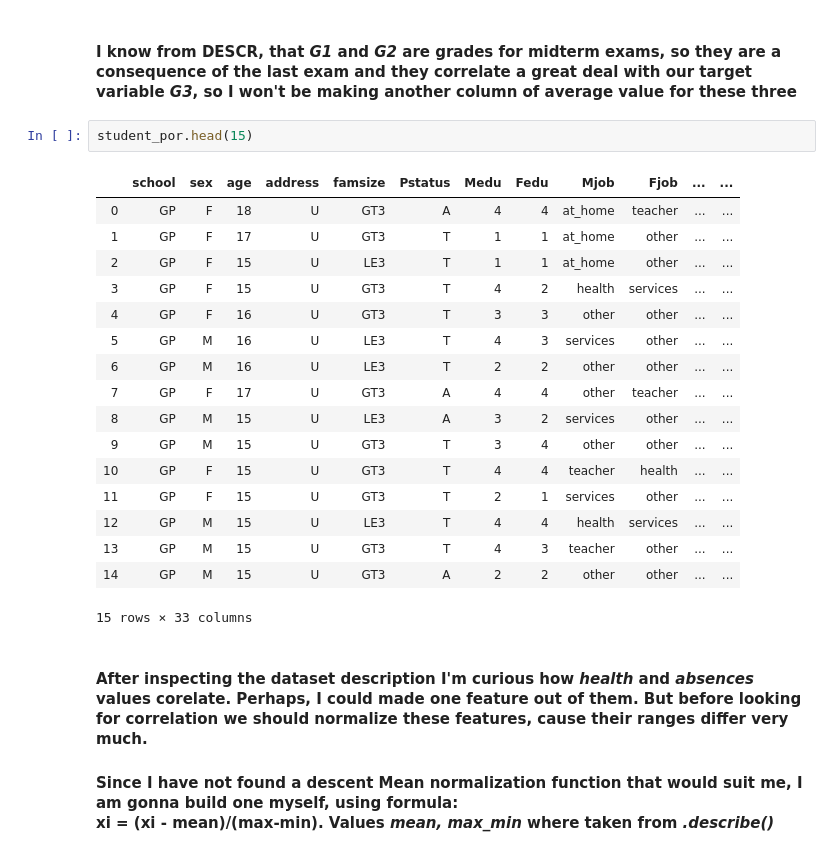
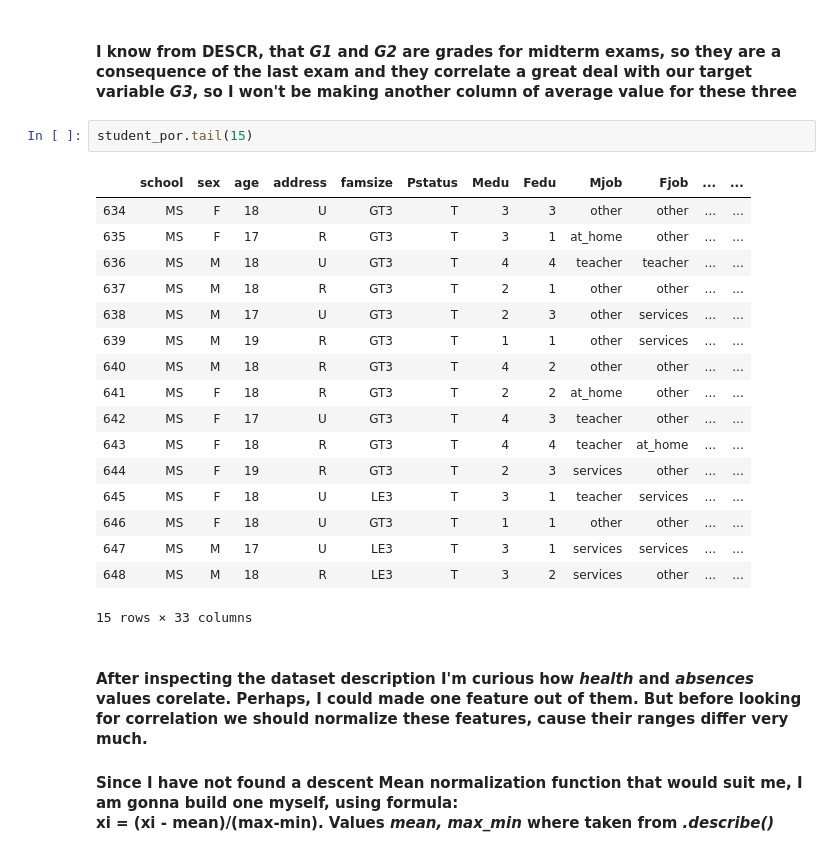
Before and after one commit to ourendingdays/Exploring-Datasets, a Jupyter notebook: Student Performance/students performance.ipynb, the cells around one changed output. Drawn from its saved outputs; the diff is of its cells as text.

```diff
--- a/Student Performance/students performance.ipynb
+++ b/Student Performance/students performance.ipynb
@@ -117,24 +119,24 @@ memory usage: 167.4+ KB
 # %% [markdown]
 #### I know from DESCR, that *G1* and *G2* are grades for midterm exams, so they are a consequence of the last exam and they correlate a great deal with our target variable *G3*, so  I won't be making another column of average value for these three
 # %%
-student_por.head(15)
+student_por.tail(15)
 # %% [output]
 |  | school | sex | age | address | famsize | Pstatus | Medu | Fedu | Mjob | Fjob | ... | ... |
-| 0 | GP | F | 18 | U | GT3 | A | 4 | 4 | at_home | teacher | ... | ... |
-| 1 | GP | F | 17 | U | GT3 | T | 1 | 1 | at_home | other | ... | ... |
-| 2 | GP | F | 15 | U | LE3 | T | 1 | 1 | at_home | other | ... | ... |
-| 3 | GP | F | 15 | U | GT3 | T | 4 | 2 | health | services | ... | ... |
-| 4 | GP | F | 16 | U | GT3 | T | 3 | 3 | other | other | ... | ... |
-| 5 | GP | M | 16 | U | LE3 | T | 4 | 3 | services | other | ... | ... |
-| 6 | GP | M | 16 | U | LE3 | T | 2 | 2 | other | other | ... | ... |
-| 7 | GP | F | 17 | U | GT3 | A | 4 | 4 | other | teacher | ... | ... |
-| 8 | GP | M | 15 | U | LE3 | A | 3 | 2 | services | other | ... | ... |
-| 9 | GP | M | 15 | U | GT3 | T | 3 | 4 | other | other | ... | ... |
-| 10 | GP | F | 15 | U | GT3 | T | 4 | 4 | teacher | health | ... | ... |
-| 11 | GP | F | 15 | U | GT3 | T | 2 | 1 | services | other | ... | ... |
-| 12 | GP | M | 15 | U | LE3 | T | 4 | 4 | health | services | ... | ... |
-| 13 | GP | M | 15 | U | GT3 | T | 4 | 3 | teacher | other | ... | ... |
-| 14 | GP | M | 15 | U | GT3 | A | 2 | 2 | other | other | ... | ... |
+| 634 | MS | F | 18 | U | GT3 | T | 3 | 3 | other | other | ... | ... |
+| 635 | MS | F | 17 | R | GT3 | T | 3 | 1 | at_home | other | ... | ... |
+| 636 | MS | M | 18 | U | GT3 | T | 4 | 4 | teacher | teacher | ... | ... |
+| 637 | MS | M | 18 | R | GT3 | T | 2 | 1 | other | other | ... | ... |
+| 638 | MS | M | 17 | U | GT3 | T | 2 | 3 | other | services | ... | ... |
+| 639 | MS | M | 19 | R | GT3 | T | 1 | 1 | other | services | ... | ... |
+| 640 | MS | M | 18 | R | GT3 | T | 4 | 2 | other | other | ... | ... |
+| 641 | MS | F | 18 | R | GT3 | T | 2 | 2 | at_home | other | ... | ... |
+| 642 | MS | F | 17 | U | GT3 | T | 4 | 3 | teacher | other | ... | ... |
+| 643 | MS | F | 18 | R | GT3 | T | 4 | 4 | teacher | at_home | ... | ... |
+| 644 | MS | F | 19 | R | GT3 | T | 2 | 3 | services | other | ... | ... |
+| 645 | MS | F | 18 | U | LE3 | T | 3 | 1 | teacher | services | ... | ... |
+| 646 | MS | F | 18 | U | GT3 | T | 1 | 1 | other | other | ... | ... |
+| 647 | MS | M | 17 | U | LE3 | T | 3 | 1 | services | services | ... | ... |
+| 648 | MS | M | 18 | R | LE3 | T | 3 | 2 | services | other | ... | ... |
 15 rows × 33 columns
 # %% [markdown]
 #### After inspecting the dataset description I'm curious how *health* and *absences* values corelate. Perhaps, I could made one feature out of them. But before looking for correlation we should normalize these features, cause their ranges differ very much.
```
Also changed, not shown: parts of 42 cells of this notebook.
